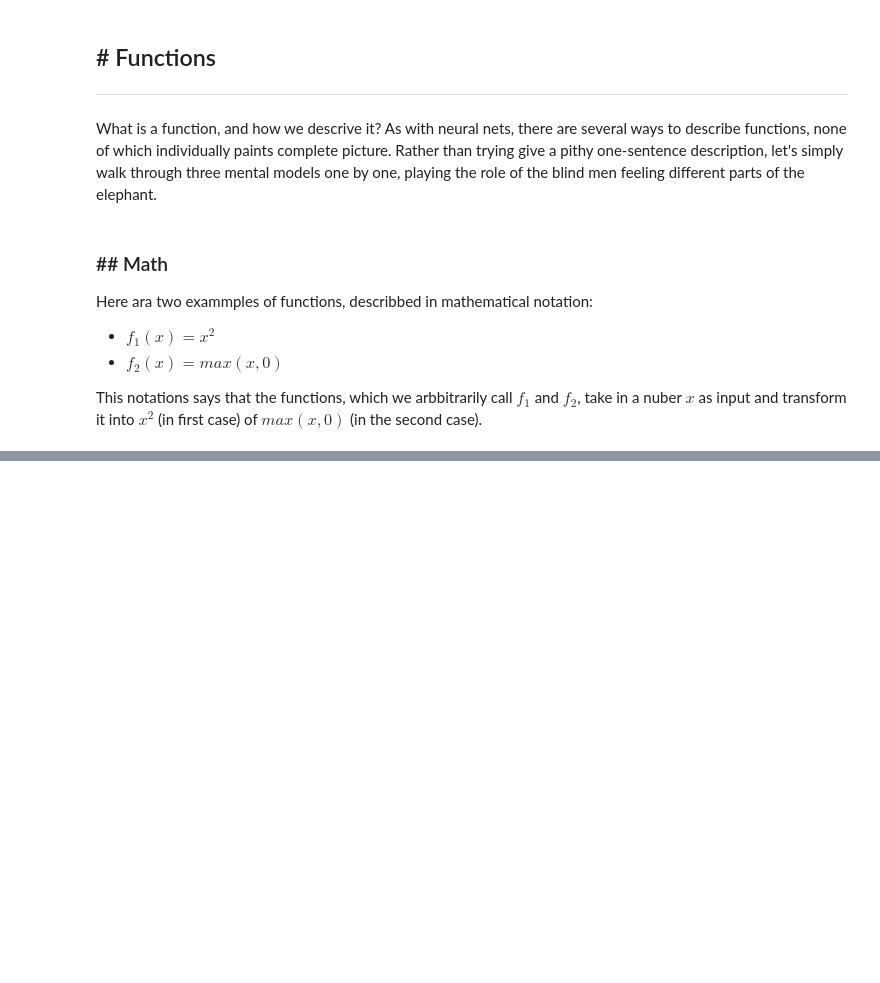
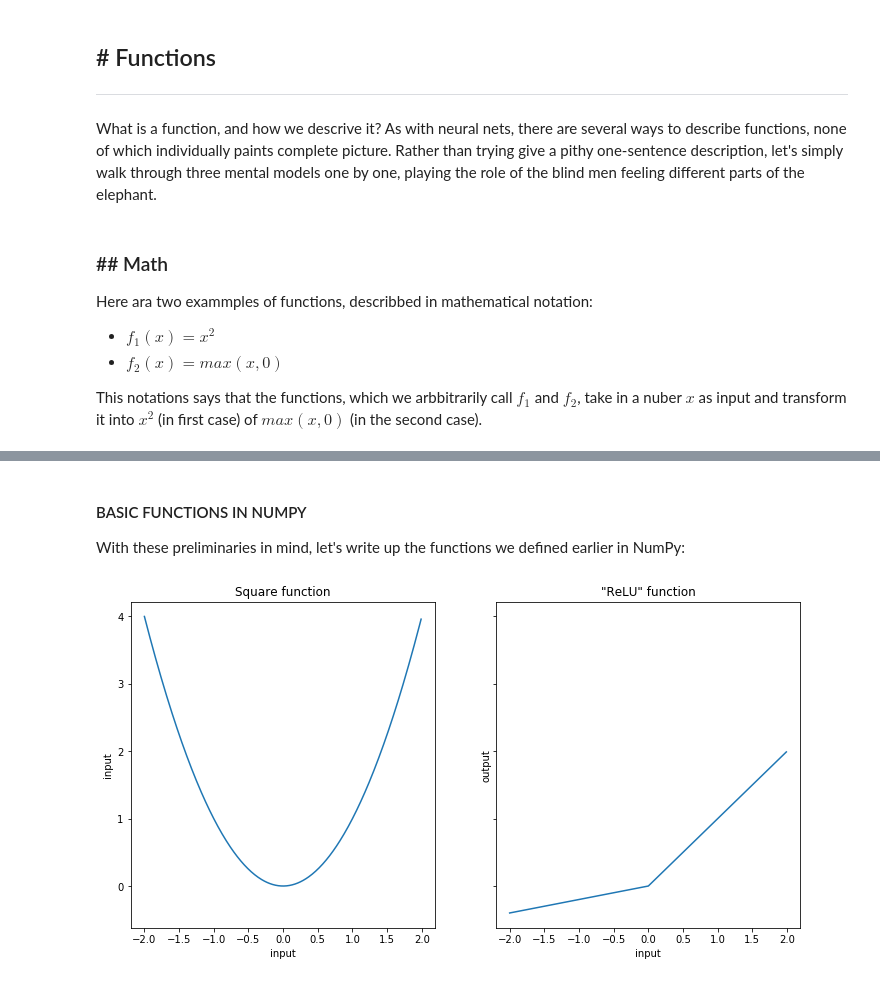
Before and after one commit to taufikfathurahman/Deep-Learning-from-Scratch, a Jupyter notebook: Chapter 1. Foundations.ipynb, the cells around one changed output, grey strips where cells are left out. Saved outputs shown, nothing was run; the diff lists cells and outputs as text; code cells hidden in the pictures; blank space fills up the shorter version.

Commit message:
chapter 1 - function - done

```diff
--- a/Chapter 1. Foundations.ipynb
+++ b/Chapter 1. Foundations.ipynb
@@ -43,0 +157,37 @@ However, there is another way to depict functions that isn’t as useful when le
+# %% [markdown]
+#### BASIC FUNCTIONS IN NUMPY
+
+With these preliminaries in mind, let's write up the functions we defined earlier in NumPy:
+# %%
+def square(x: ndarray) -> ndarray:
+    '''
+    Square each element in the input ndarray.
+    '''
+    return np.power(x, 2)
+
+def leaky_relu(x: ndarray) -> ndarray:
+    '''
+    Apply "Leaky ReLU" function to each element in ndarray.
+    '''
+    return np.maximum(0.2 * x, x)
+# %%
+IMG_FOLDER_PATH = os.path.join("asset", "chapter_1", "images")
+PDF_FOLDER_PATH = os.path.join("asset", "chapter_1", "pdf_images")
+# %%
+fig, ax = plt.subplots(1, 2, sharey=True, figsize=(12, 6))
+
+input_range = np.arange(-2, 2, 0.01)
+ax[0].plot(input_range, square(input_range))
+ax[0].set_title('Square function')
+ax[0].set_xlabel('input')
+ax[0].set_ylabel('input')
+
+ax[1].plot(input_range, leaky_relu(input_range))
+ax[1].set_title('"ReLU" function')
+ax[1].set_xlabel('input')
+ax[1].set_ylabel('output')
+
+plt.savefig(os.path.join(IMG_FOLDER_PATH, "01_two_functions.png"))
+plt.savefig(os.path.join(PDF_FOLDER_PATH, "01_two_functions.pdf"))
+# %% [output]
+[figure, added]
```
Also changed, not shown: parts of 12 cells of this notebook, 2 other files.
